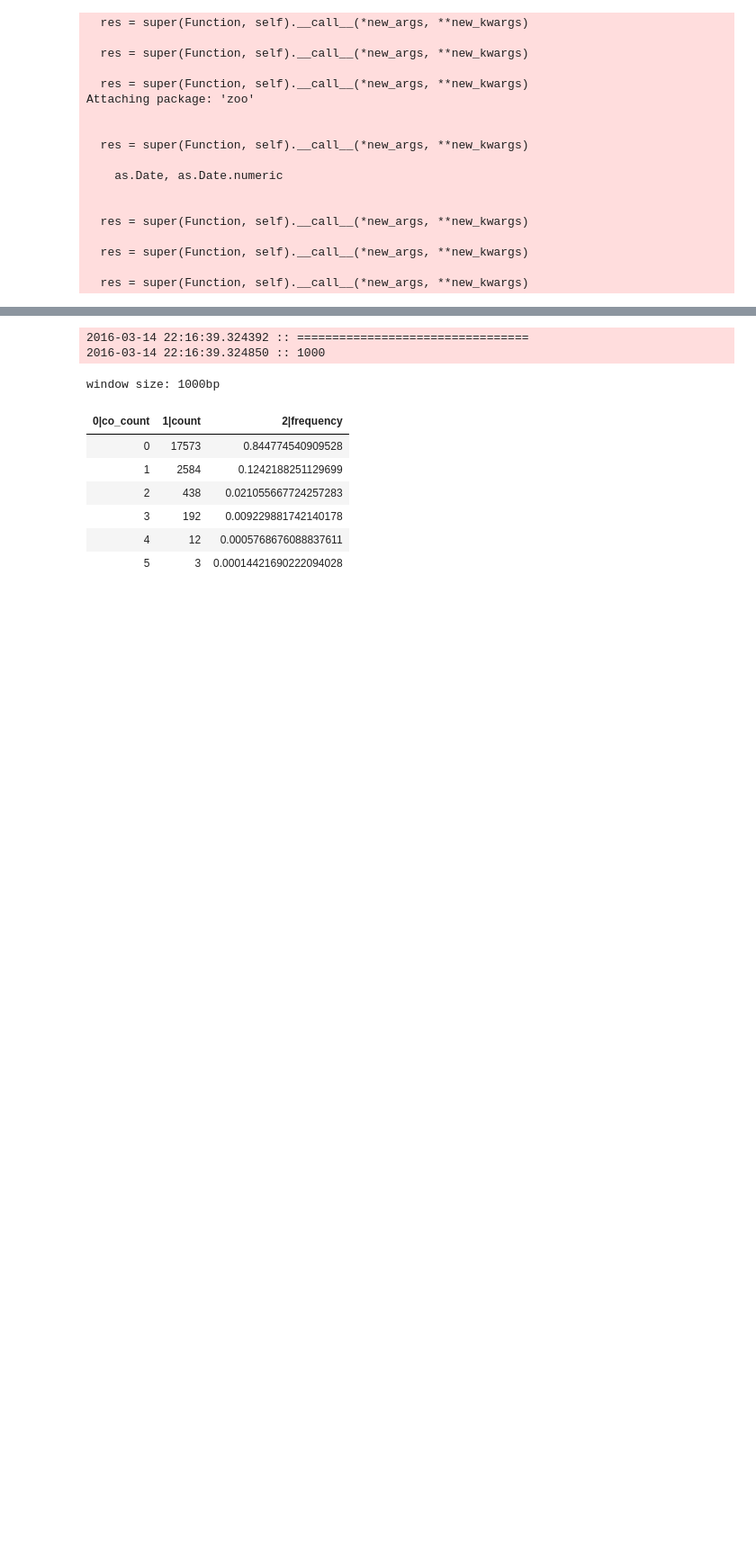
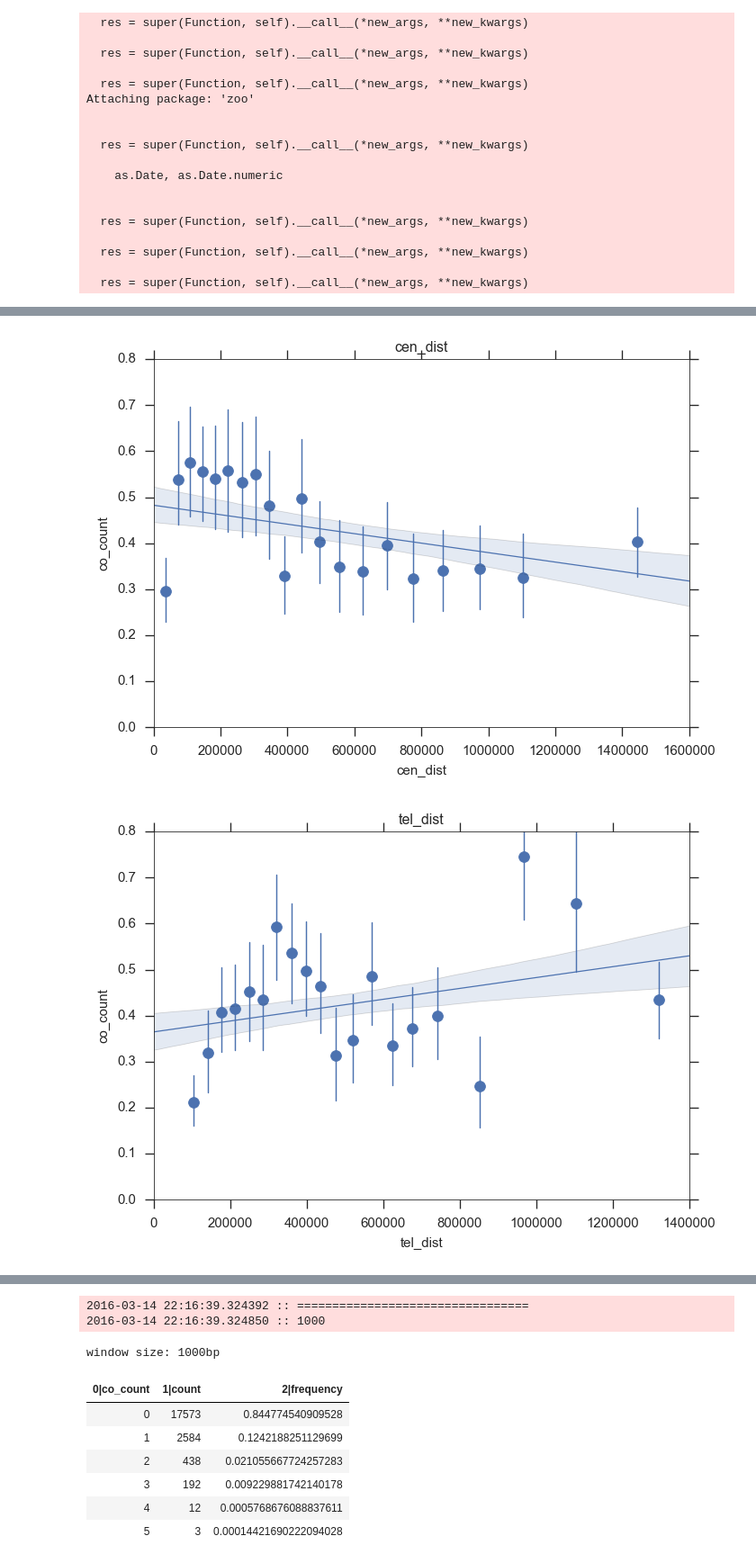
Before and after one commit to wtchg-kwiatkowski/pfx-paper-2015, a Jupyter notebook: supplementary/notebooks/hotspots.ipynb, the cells around one changed output, grey strips where cells are left out. Shown at 90% size. Cells and saved outputs as stored; diff of their text form; code cells hidden in the pictures; blank space fills up the shorter version.

```diff
--- a/supplementary/notebooks/hotspots.ipynb
+++ b/supplementary/notebooks/hotspots.ipynb
@@ -308,4 +250,0 @@ def glm_poisson(window_size):
-# %%
-window_size = 10000
-df = tabulate_predictors(window_size)
-df.head()
@@ -311,0 +321,3 @@ df.head()
+# %%
+df = tabulate_co_predictors(5000, vmax_motif=None)
+df.head()
@@ -311,0 +336,11 @@ df.head()
+# %%
+for v in ('cen_dist',
+          'tel_dist'):
+    sns.regplot(v, 'co_count', data=df, x_bins=20)
+    plt.title(v)
+    plt.xlim(left=0)
+    plt.ylim(0, 0.8)
+    plt.show();
+# %% [output]
+[figure, added]
+[figure, added]
```
Also changed, not shown: parts of 18 cells of this notebook, 1 other file.
